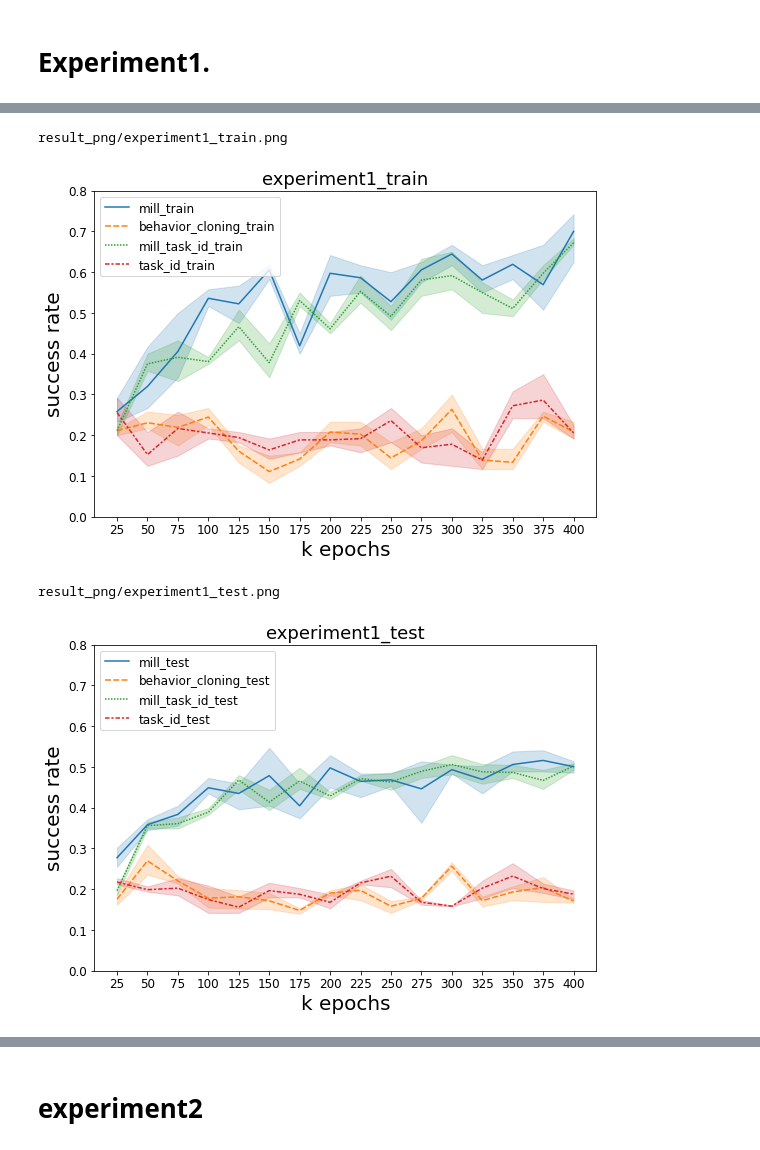
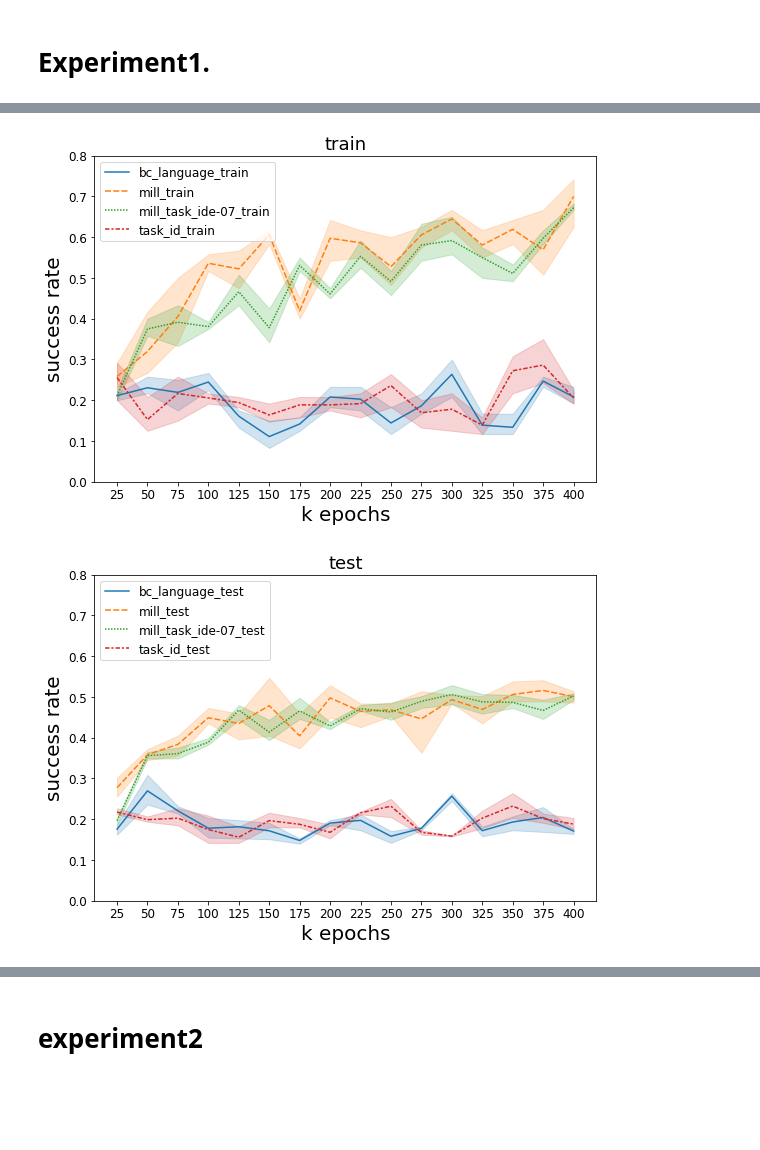
Before and after one commit to shogi880/M3IL, a Jupyter notebook: scripts/visualization.ipynb, the cells around one changed output, grey strips where cells are left out. Cells and saved outputs as stored; diff of their text form; code cells hidden in the pictures; blank space fills up the shorter version.

```diff
--- a/scripts/visualization.ipynb
+++ b/scripts/visualization.ipynb
@@ -54,31 +74 @@ all_result
 16 rows × 36 columns
-# %%
-ex = 'experiment1'
-new_test = []
-test = []
-train = []
-def check_name(sentence, test_data_type):
-    if 'mill_task_id' in sentence:
-        name = f'mill_task_id_{test_data_type}'
-    elif 'bc' in sentence:
-        name = f'behavior_cloning_{test_data_type}'
-    elif 'task_id' in sentence:
-        name = f'task_id_{test_data_type}'
-    elif 'mill' in sentence:
-        name = f'mill_{test_data_type}'
-    else:
-        raise Exception("name が見つかりません!")
-    return name
-
-for i, x in enumerate(list(all_result.columns)):
-    if 'new_test' in x:
-        new_test.append(i)
-        name = check_name(x, 'new_test')
-    elif 'test' in x:
-        test.append(i)
-        name = check_name(x, 'test')
-    elif 'train' in x:
-        train.append(i)
-        name = check_name(x, 'train')
-    print(name)
-    all_result.rename(columns={x: name}, inplace=True)
@@ -103,33 +75,37 @@ task_id_new_test
 # %%
-ax = sns.lineplot(data=all_result.iloc[:, train])
-test_data_type = 'train'
+run_type= 'train'
+df = all_result.copy()
+df.rename(columns=lambda x: x.replace("_1", "").replace("_2", "").replace("_3", ""), inplace=True)
+
+ax = sns.lineplot(data=df.filter(regex=f'_{run_type}$', axis=1))
 ax.figure.set_size_inches(9, 6)
 ax.set(ylabel = "", ylim=(0.0, 0.8))
 plt.legend(fontsize=12, loc='upper left')
 plt.tick_params(labelsize=12)
-plt.title(f"{ex}_{test_data_type}", fontsize=18)
+plt.title(f"{run_type}", fontsize=18)
 plt.xlabel("k epochs", fontsize=20)
 plt.ylabel("success rate", fontsize=20)
 f = ax.get_figure()
-print(f'result_png/{ex}_{test_data_type}.png')
-f.savefig(f'result_png/{ex}_{test_data_type}.png')
+# print(f'result_png/{ex}_{run_type}.png')
+# f.savefig(f'result_png/{ex}_{run_type}.png')
 # %% [output]
-result_png/experiment1_train.png
-[figure, old version]
+[figure, new version]
 # %%
-ax = sns.lineplot(data=all_result.iloc[:, test])
-test_data_type = 'test'
+run_type= 'test'
+df = all_result.copy()
+df.rename(columns=lambda x: x.replace("_1", "").replace("_2", "").replace("_3", ""), inplace=True)
+
+ax = sns.lineplot(data=df.filter(regex=f'_{run_type}$', axis=1))
 ax.figure.set_size_inches(9, 6)
 ax.set(ylabel = "", ylim=(0.0, 0.8))
 plt.legend(fontsize=12, loc='upper left')
 plt.tick_params(labelsize=12)
-plt.title(f"{ex}_{test_data_type}", fontsize=18)
+plt.title(f"{run_type}", fontsize=18)
 plt.xlabel("k epochs", fontsize=20)
 plt.ylabel("success rate", fontsize=20)
 f = ax.get_figure()
-print(f'result_png/{ex}_{test_data_type}.png')
-f.savefig(f'result_png/{ex}_{test_data_type}.png')
+# print(f'result_png/{ex}_{run_type}.png')
+# f.savefig(f'result_png/{ex}_{run_type}.png')
 # %% [output]
-result_png/experiment1_test.png
-[figure, old version]
+[figure, new version]
 # %%
```
Also changed, not shown: parts of 27 cells of this notebook, 15 other files.
